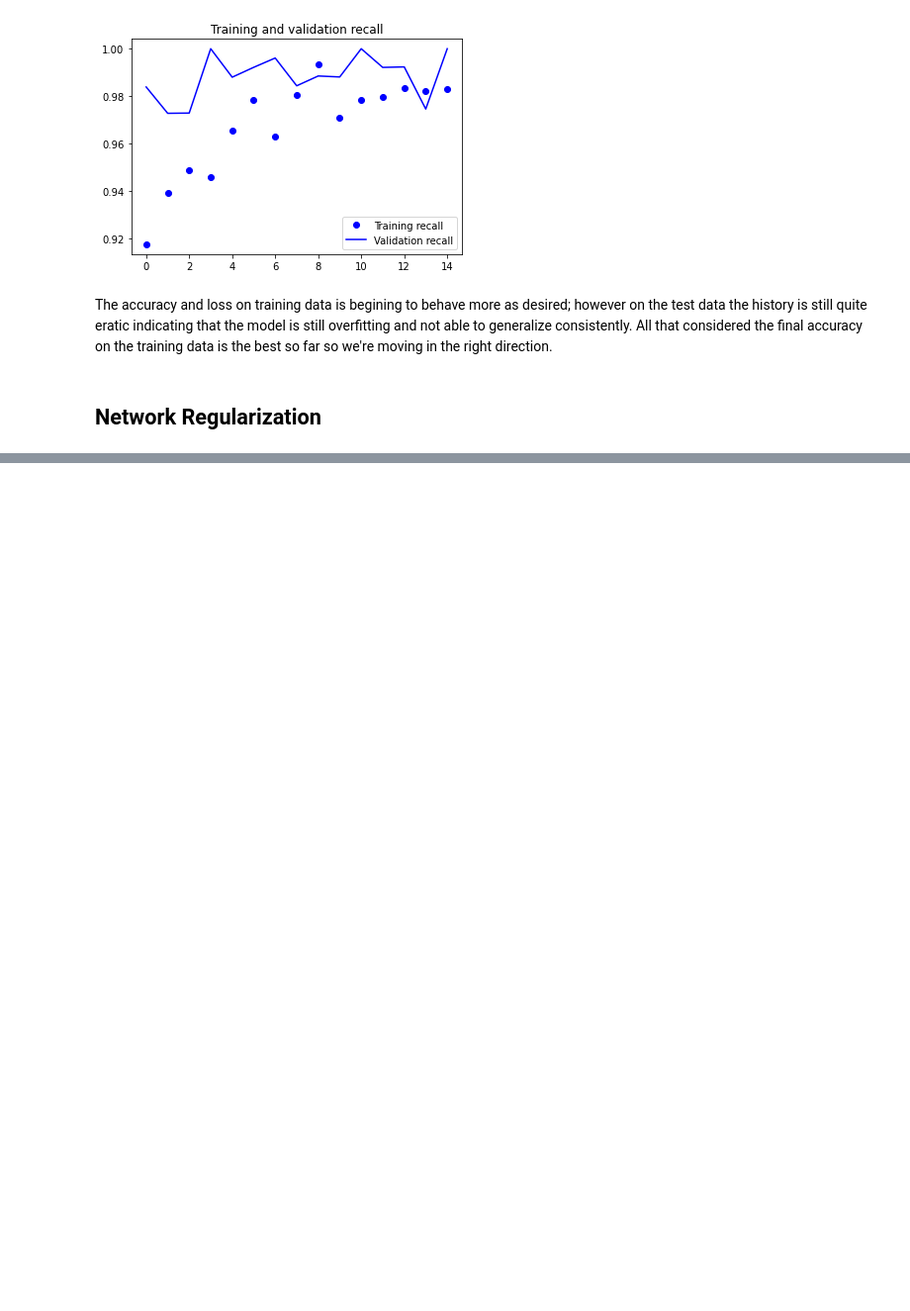
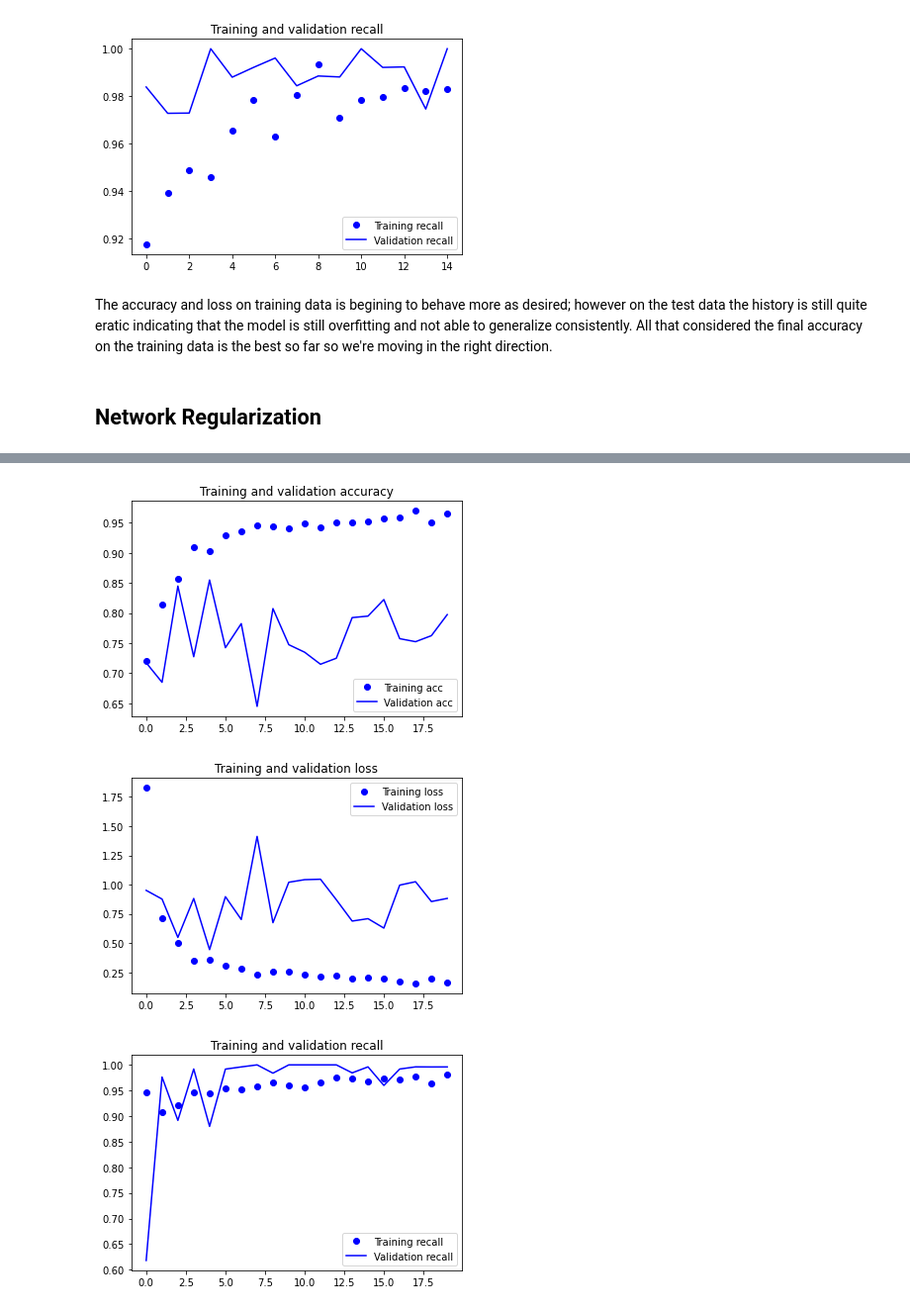
Before and after one commit to Zeth-Abney/Flatiron-school, a Jupyter notebook: phase-4/PROJECT-2/modeling.ipynb, the cells around one changed output, grey strips where cells are left out. Shown at 99% size. Cells and saved outputs as stored; diff of their text form; code cells hidden in the pictures; blank space fills up the shorter version.

```diff
--- a/phase-4/PROJECT-2/modeling.ipynb
+++ b/phase-4/PROJECT-2/modeling.ipynb
@@ -2,14 +9,14 @@
 # visualizes accuracy and loss accross training epochs
 import matplotlib.pyplot as plt
 
-def visualize_training(model,recall_num):
+def visualize_training(model,recall_num:None):
 
     acc = model.history['acc']
     val_acc = model.history['val_acc']
     loss = model.history['loss']
     val_loss = model.history['val_loss']
-    recall = model.history[f'recall_{recall_num}']
-    val_recall = model.history[f'val_recall_{recall_num}']
+    recall = model.history['recall'+recall_num]
+    val_recall = model.history['val_recall'+recall_num]
     epochs = range(len(acc))
 
     plt.plot(epochs, acc, 'bo', label='Training acc')
@@ -230,0 +241,25 @@ The accuracy and loss on training data is begining to behave more as desired; ho
+# %%
+from keras.regularizers import l2
+
+L2_model = models.Sequential()
+
+L2_model.add(layers.Conv2D(32,(3,3),activation='relu',input_shape=(150,150,1)))
+L2_model.add(layers.MaxPooling2D((2, 2)))
+L2_model.add(layers.Conv2D(64, (3, 3), activation='relu'))
+L2_model.add(layers.MaxPooling2D((2, 2)))
+L2_model.add(layers.Conv2D(128, (3, 3), activation='relu'))
+L2_model.add(layers.MaxPooling2D((2, 2)))
+L2_model.add(layers.Flatten())
+L2_model.add(layers.Dense(512, activation='relu',kernel_regularizer=l2(0.005)))
+L2_model.add(layers.Dense(256, activation='relu',kernel_regularizer=l2(0.005)))
+L2_model.add(layers.Dense(1, activation='sigmoid'))
+
+L2_model.compile(loss='binary_crossentropy',
+              metrics=['acc',Recall()])
+# %%
+# added 5 epochs from the last fit call
+L2_model_results = L2_model.fit(train_data_generator,
+                                        steps_per_epoch=50,
+                                        epochs=20,
+                                        validation_data=test_data_generator,
+                                        validation_steps=25)
@@ -230,0 +304,6 @@ The accuracy and loss on training data is begining to behave more as desired; ho
+# %%
+visualize_training(L2_model_results,"")
+# %% [output]
+[figure, added]
+[figure, added]
+[figure, added]
```
Also changed, not shown: parts of 6 cells of this notebook.
